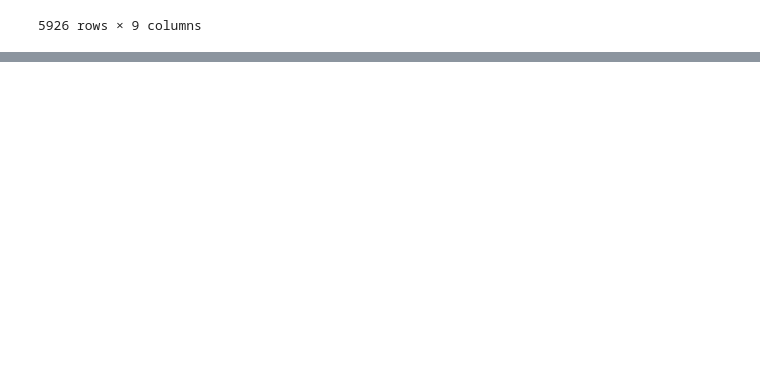
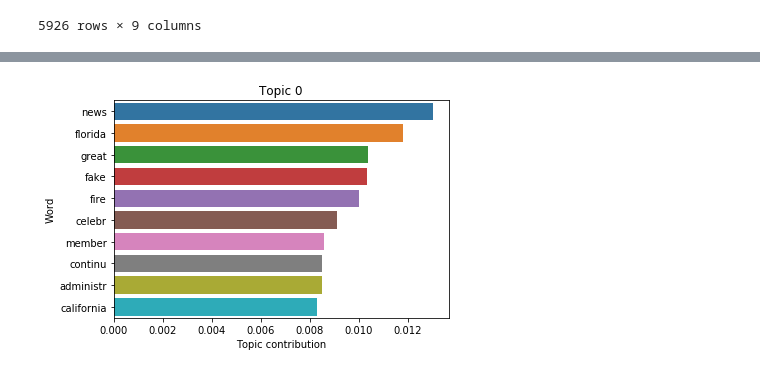
Before and after one commit to Gneur11/TextAnalytics2, a Jupyter notebook: ldaTest.ipynb, the cells around one changed output, grey strips where cells are left out. Saved outputs shown, nothing was run; the diff lists cells and outputs as text; code cells hidden in the pictures; blank space fills up the shorter version.

```diff
--- a/ldaTest.ipynb
+++ b/ldaTest.ipynb
@@ -222,3 +223,7 @@ A value is trying to be set on a copy of a slice from a DataFrame.
 Try using .loc[row_indexer,col_indexer] = value instead
 
 See the caveats in the documentation: http://pandas.pydata.org/pandas-docs/stable/indexing.html#indexing-view-versus-copy
+# %%
+topicFigures[0]
+# %% [output]
+[figure, added]
```
Also changed, not shown: parts of 11 cells of this notebook.
